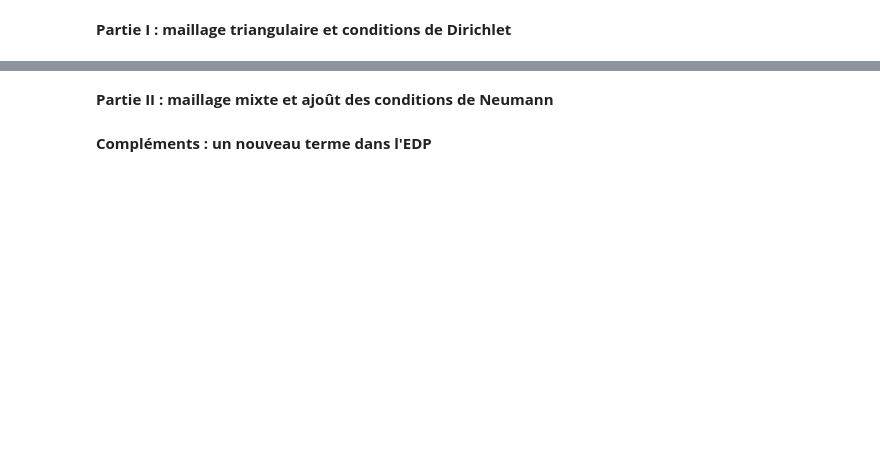
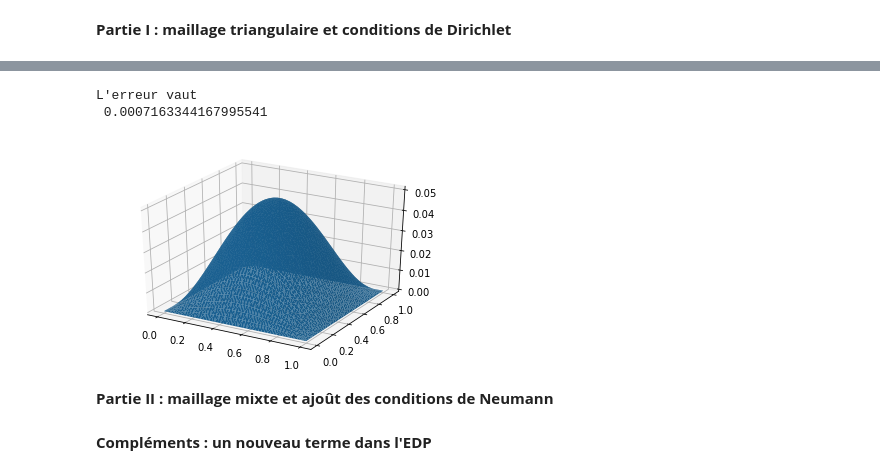
Before and after one commit to adevilde/PDE, a Jupyter notebook: TP-EDP.ipynb, the cells around one changed output, grey strips where cells are left out. Cells and saved outputs as stored; diff of their text form; code cells hidden in the pictures; blank space fills up the shorter version.

```diff
--- a/TP-EDP.ipynb
+++ b/TP-EDP.ipynb
@@ -159 +189,12 @@ def secondMembre(n, coordinates, A, ud, f, elements3) :
+# %%
+def rassembler(dirichlet, ud, x, n) :
+    sol = np.zeros((n*n))
+    c = 0
+    for i in range(n*n) :
+        if i in dirichlet :
+            c += 1
+            sol[i] = ud[i]
+        else :
+            sol[i] = x[i - c]
+    return sol
 # %%
@@ -168,3 +233,32 @@ NameError: name 'TODO' is not defined
+# %%
+n = 50
+coordinates, elements3, dirichlet, neumann = maillage(n)
+dirichlet = np.sort(dirichlet, 0)
+
+A = raideur(n, coordinates, elements3)
+ud = np.zeros(n*n)
+b = secondMembre(n, coordinates, A, ud, f, elements3)
+Ared = reduireA(A, dirichlet)
+bred = reduireB(b, dirichlet)
+#print("La matrice A réduite est\n", Ared)
+
+x = np.linalg.solve(Ared, np.transpose(bred))
+#print("La solution intérieure est\n", x)
+sol = rassembler(dirichlet, ud, x, n)
+#print("La solution rassemblée est\n", sol)
+
+theorique = [u(p[0], p[1]) for p in coordinates]
+#print("La solution théorique est\n", theorique)
+
+print("L'erreur vaut\n", np.linalg.norm(theorique - sol))
+#print("La figure de la solution théorique est")
+#show(coordinates,theorique)
+#print("La figure de la solution est")
+show(coordinates,sol)
+# %% [output]
+L'erreur vaut
+ 0.0007163344167995541
+[figure, added]
 # %% [markdown]
 **Partie II : maillage mixte et ajoût des conditions de Neumann**
 # %%
```
Also changed, not shown: parts of 8 cells of this notebook.
